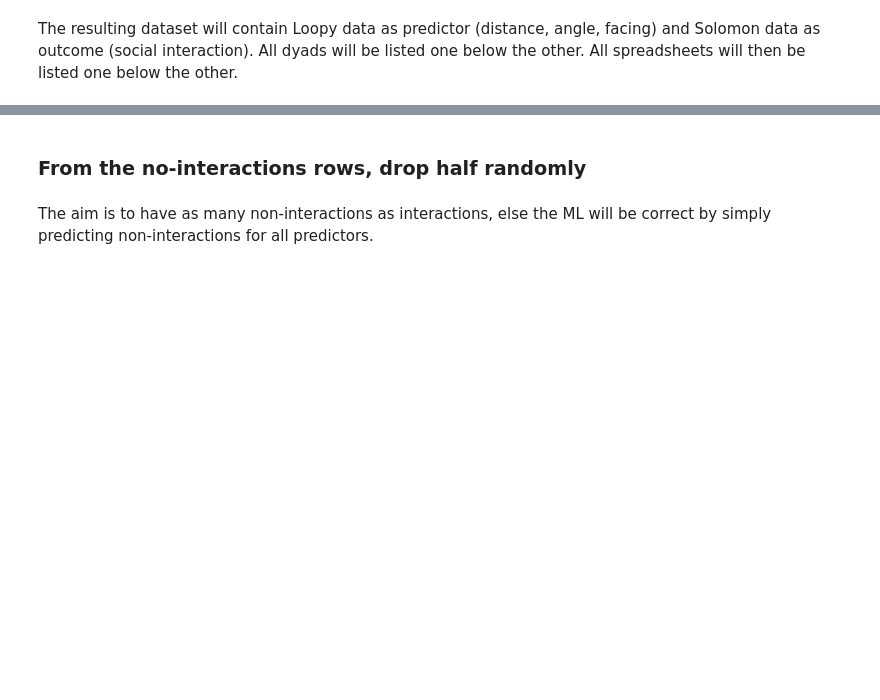
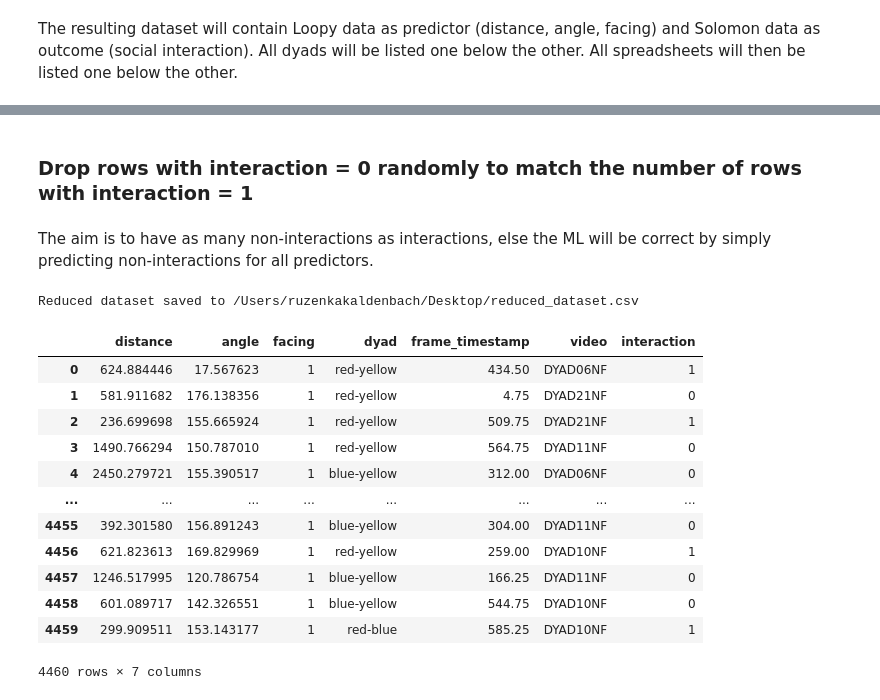
Before and after one commit to Ruzenka/Masterthesis_Biology, a Jupyter notebook: ML_logistic_regression_dichotomous.ipynb, the cells around one changed output, grey strips where cells are left out. Cells and saved outputs as stored; diff of their text form; code cells hidden in the pictures; blank space fills up the shorter version.

```diff
--- a/ML_logistic_regression_dichotomous.ipynb
+++ b/ML_logistic_regression_dichotomous.ipynb
@@ -50,4 +315,46 @@ The resulting dataset will contain Loopy data as predictor (distance, angle, fac
 # %% [markdown]
-### From the no-interactions rows, drop half randomly
+### Drop rows with interaction = 0 randomly to match the number of rows with interaction = 1
 # %% [markdown]
 The aim is to have as many non-interactions as interactions, else the ML will be correct by simply predicting non-interactions for all predictors.
+# %%
+'''import pandas as pd
+
+# Load the dataset
+file_path = '/Users/ruzenkakaldenbach/Desktop/common_dataset_mean_distance.csv'
+common_dataset = pd.read_csv(file_path)
+
+# Separate rows with interaction = 1 and interaction = 0
+interaction_1 = common_dataset[common_dataset['interaction'] == 1]
+interaction_0 = common_dataset[common_dataset['interaction'] == 0]
+
+# Randomly sample rows from interaction = 0 to match the count of interaction = 1
+interaction_0_sampled = interaction_0.sample(n=len(interaction_1), random_state=42)
+
+# Combine the datasets to create a balanced dataset
+reduced_dataset = pd.concat([interaction_1, interaction_0_sampled], ignore_index=True)
+
+# Shuffle the reduced dataset to mix rows
+reduced_dataset = reduced_dataset.sample(frac=1, random_state=42).reset_index(drop=True)
+
+# Save the reduced dataset to CSV
+output_path = '/Users/ruzenkakaldenbach/Desktop/reduced_dataset.csv'
+reduced_dataset.to_csv(output_path, index=False)
+
+print(f"Reduced dataset saved to {output_path}")
+
+reduced_dataset'''
+# %% [output]
+Reduced dataset saved to /Users/ruzenkakaldenbach/Desktop/reduced_dataset.csv
+|  | distance | angle | facing | dyad | frame_timestamp | video | interaction |
+| 0 | 624.884446 | 17.567623 | 1 | red-yellow | 434.50 | DYAD06NF | 1 |
+| 1 | 581.911682 | 176.138356 | 1 | red-yellow | 4.75 | DYAD21NF | 0 |
+| 2 | 236.699698 | 155.665924 | 1 | red-yellow | 509.75 | DYAD21NF | 1 |
+| 3 | 1490.766294 | 150.787010 | 1 | red-yellow | 564.75 | DYAD11NF | 0 |
+| 4 | 2450.279721 | 155.390517 | 1 | blue-yellow | 312.00 | DYAD06NF | 0 |
+| ... | ... | ... | ... | ... | ... | ... | ... |
+| 4455 | 392.301580 | 156.891243 | 1 | blue-yellow | 304.00 | DYAD11NF | 0 |
+| 4456 | 621.823613 | 169.829969 | 1 | red-yellow | 259.00 | DYAD10NF | 1 |
+| 4457 | 1246.517995 | 120.786754 | 1 | blue-yellow | 166.25 | DYAD11NF | 0 |
+| 4458 | 601.089717 | 142.326551 | 1 | blue-yellow | 544.75 | DYAD10NF | 0 |
+| 4459 | 299.909511 | 153.143177 | 1 | red-blue | 585.25 | DYAD10NF | 1 |
+4460 rows × 7 columns
```
Also changed, not shown: parts of 5 cells of this notebook.
